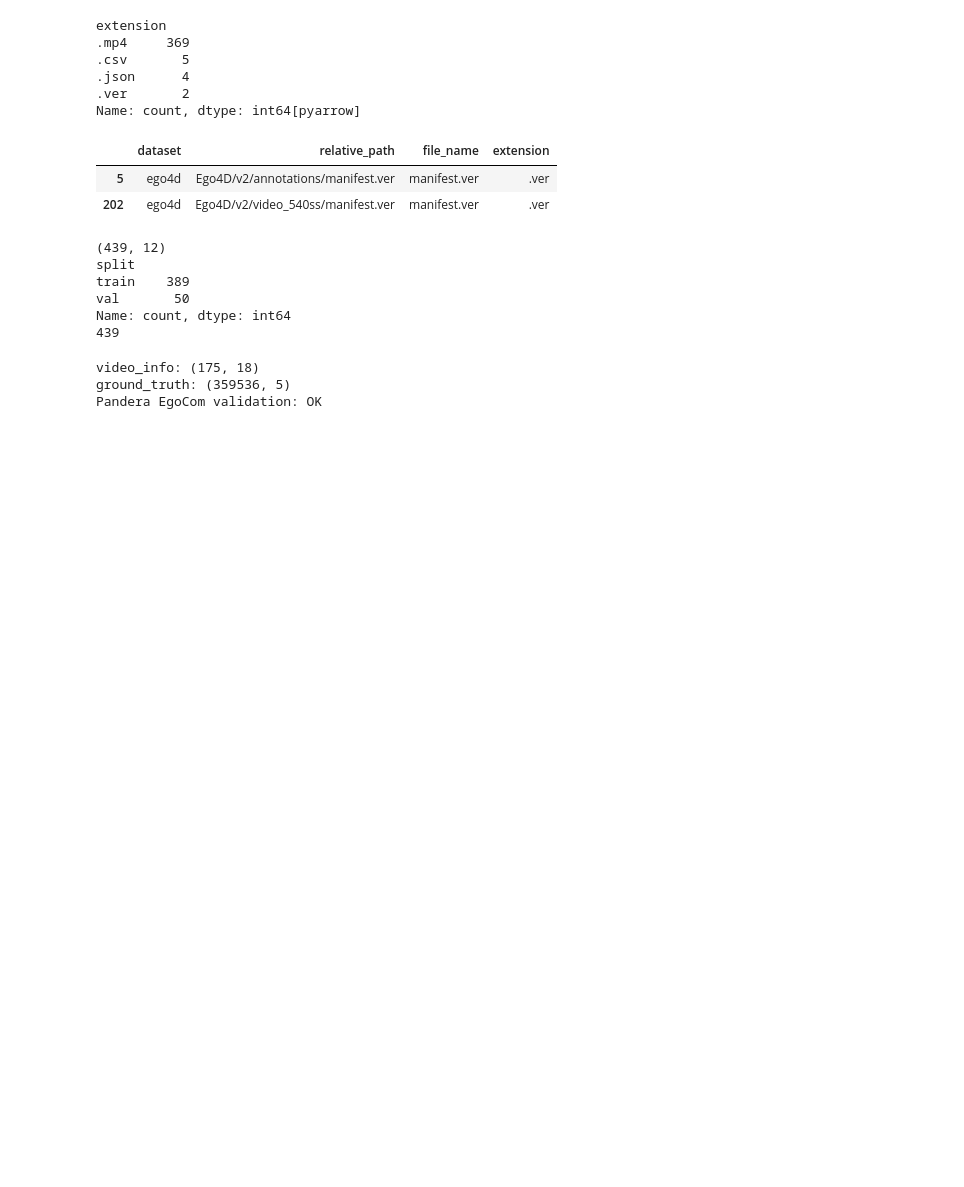
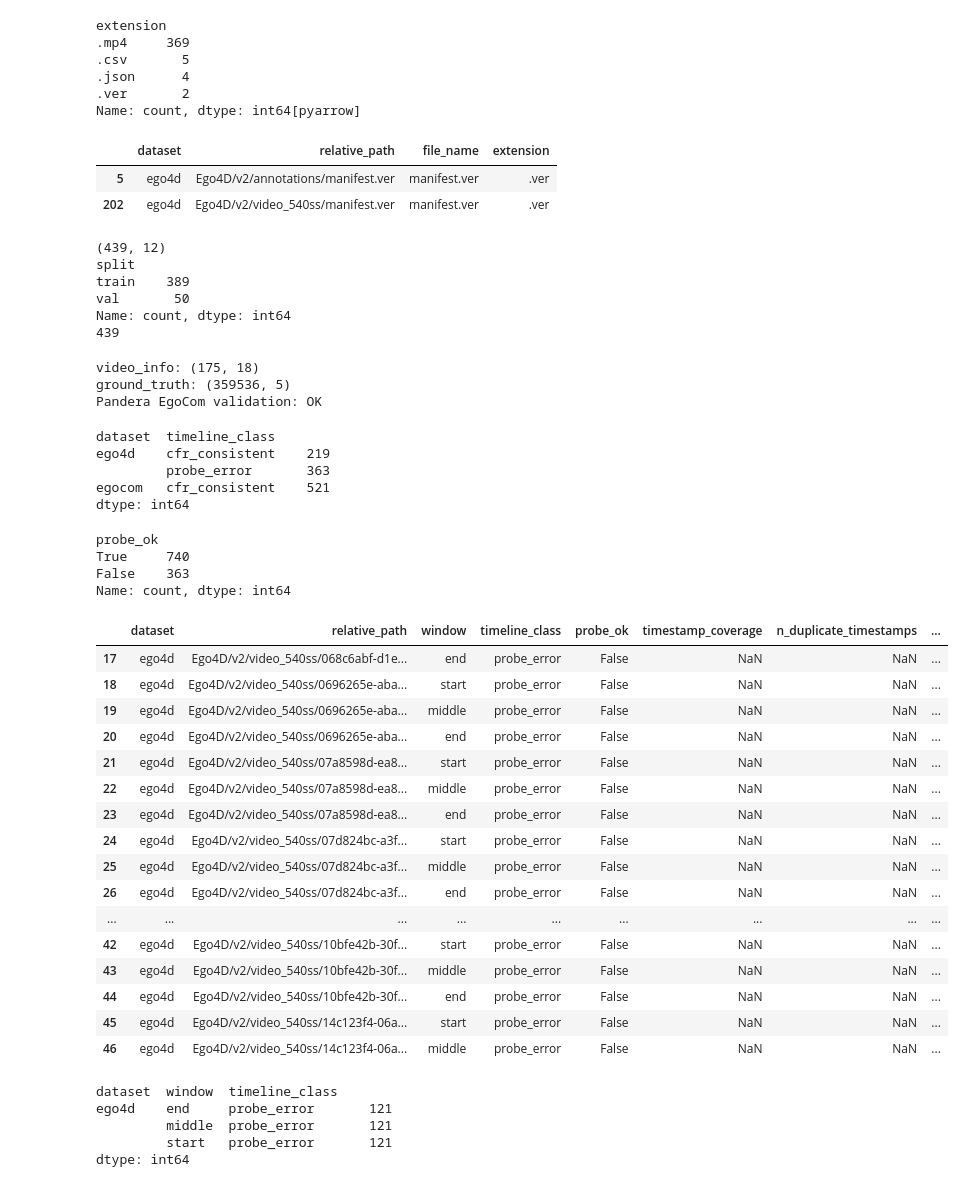
Before and after one commit to batgr/world-model-turn-taking-data, a Jupyter notebook: notebooks/main.ipynb, the cells around one changed output. Cells and saved outputs as stored; diff of their text form; code cells hidden in the pictures; blank space fills up the shorter version.

```diff
--- a/notebooks/main.ipynb
+++ b/notebooks/main.ipynb
@@ -111,3 +111,82 @@ print("Pandera EgoCom validation: OK")
 video_info: (175, 18)
 ground_truth: (359536, 5)
 Pandera EgoCom validation: OK
+# %%
+from pathlib import Path
+
+import pandas as pd
+
+from conv_wm.config import load_config
+
+cfg = load_config()
+
+sampled_path = (
+    Path(cfg.paths.reports) / "temporal" / "video_timeline" / "sampled_timeline.parquet"
+)
+
+sampled = pd.read_parquet(sampled_path)
+# %%
+sampled.groupby(
+    ["dataset", "timeline_class"],
+    dropna=False,
+).size()
+# %% [output]
+dataset  timeline_class
+ego4d    cfr_consistent    219
+         probe_error       363
+egocom   cfr_consistent    521
+dtype: int64
+# %%
+sampled["probe_ok"].value_counts(dropna=False)
+# %% [output]
+probe_ok
+True     740
+False    363
+Name: count, dtype: int64
+# %%
+bad = sampled.loc[sampled["timeline_class"] != "cfr_consistent"]
+
+bad[
+    [
+        "dataset",
+        "relative_path",
+        "window",
+        "timeline_class",
+        "probe_ok",
+        "timestamp_coverage",
+        "n_duplicate_timestamps",
+        "n_non_positive_deltas",
+        "max_delta_error_ticks",
+        "max_abs_cumulative_drift_sec",
+        "probe_error",
+    ]
+].head(30)
+# %% [output]
+|  | dataset | relative_path | window | timeline_class | probe_ok | timestamp_coverage | n_duplicate_timestamps | ... |
+| 17 | ego4d | Ego4D/v2/video_540ss/068c6abf-d1e... | end | probe_error | False | NaN | NaN | ... |
+| 18 | ego4d | Ego4D/v2/video_540ss/0696265e-aba... | start | probe_error | False | NaN | NaN | ... |
+| 19 | ego4d | Ego4D/v2/video_540ss/0696265e-aba... | middle | probe_error | False | NaN | NaN | ... |
+| 20 | ego4d | Ego4D/v2/video_540ss/0696265e-aba... | end | probe_error | False | NaN | NaN | ... |
+| 21 | ego4d | Ego4D/v2/video_540ss/07a8598d-ea8... | start | probe_error | False | NaN | NaN | ... |
+| 22 | ego4d | Ego4D/v2/video_540ss/07a8598d-ea8... | middle | probe_error | False | NaN | NaN | ... |
+| 23 | ego4d | Ego4D/v2/video_540ss/07a8598d-ea8... | end | probe_error | False | NaN | NaN | ... |
+| 24 | ego4d | Ego4D/v2/video_540ss/07d824bc-a3f... | start | probe_error | False | NaN | NaN | ... |
+| 25 | ego4d | Ego4D/v2/video_540ss/07d824bc-a3f... | middle | probe_error | False | NaN | NaN | ... |
+| 26 | ego4d | Ego4D/v2/video_540ss/07d824bc-a3f... | end | probe_error | False | NaN | NaN | ... |
+| ... | ... | ... | ... | ... | ... | ... | ... | ... |
+| 42 | ego4d | Ego4D/v2/video_540ss/10bfe42b-30f... | start | probe_error | False | NaN | NaN | ... |
+| 43 | ego4d | Ego4D/v2/video_540ss/10bfe42b-30f... | middle | probe_error | False | NaN | NaN | ... |
+| 44 | ego4d | Ego4D/v2/video_540ss/10bfe42b-30f... | end | probe_error | False | NaN | NaN | ... |
+| 45 | ego4d | Ego4D/v2/video_540ss/14c123f4-06a... | start | probe_error | False | NaN | NaN | ... |
+| 46 | ego4d | Ego4D/v2/video_540ss/14c123f4-06a... | middle | probe_error | False | NaN | NaN | ... |
+# %%
+bad.groupby(
+    ["dataset", "window", "timeline_class"],
+    dropna=False,
+).size()
+# %% [output]
+dataset  window  timeline_class
+ego4d    end     probe_error       121
+         middle  probe_error       121
+         start   probe_error       121
+dtype: int64
```
Also changed, not shown: parts of 2 cells of this notebook, 20 other files.
